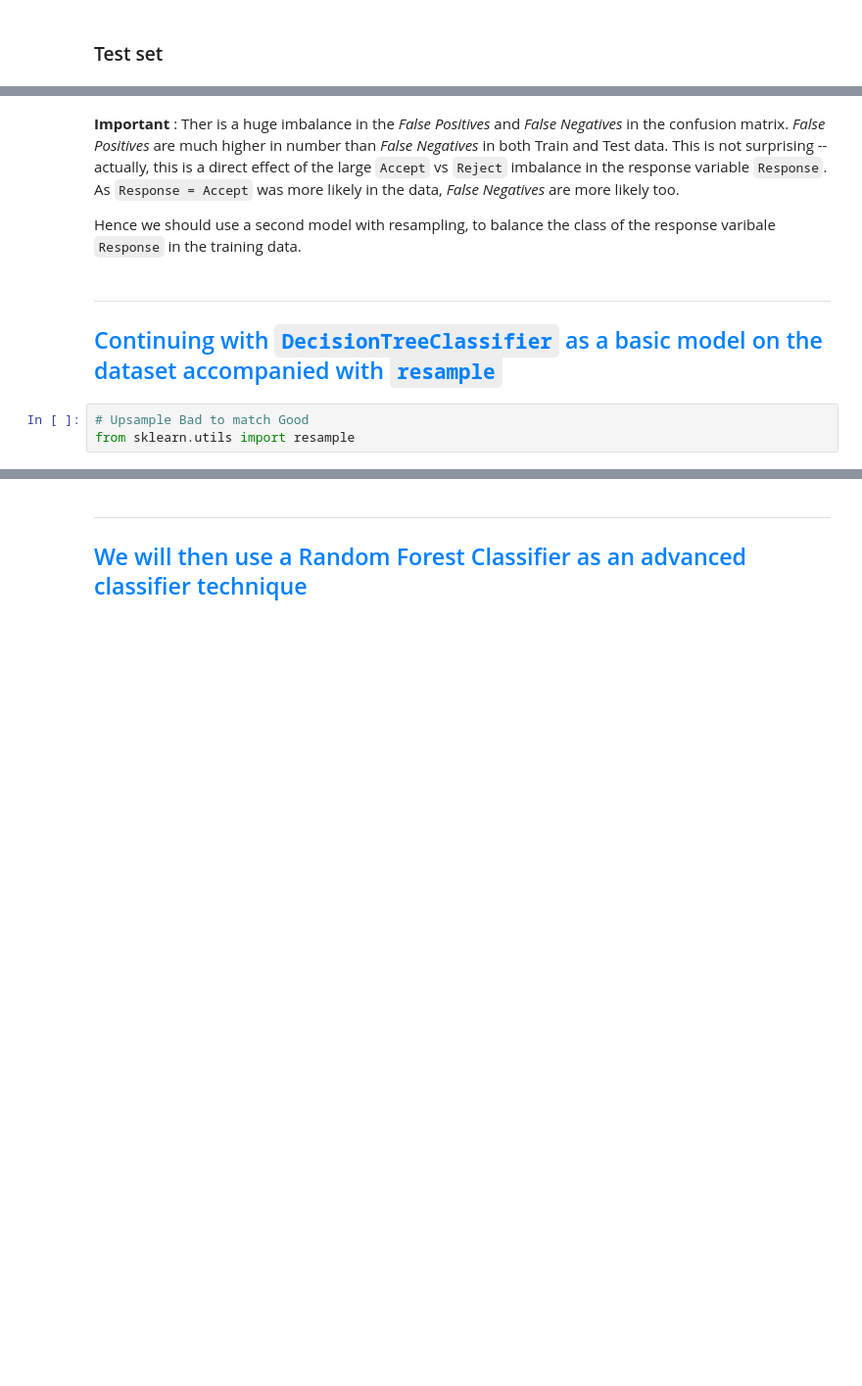
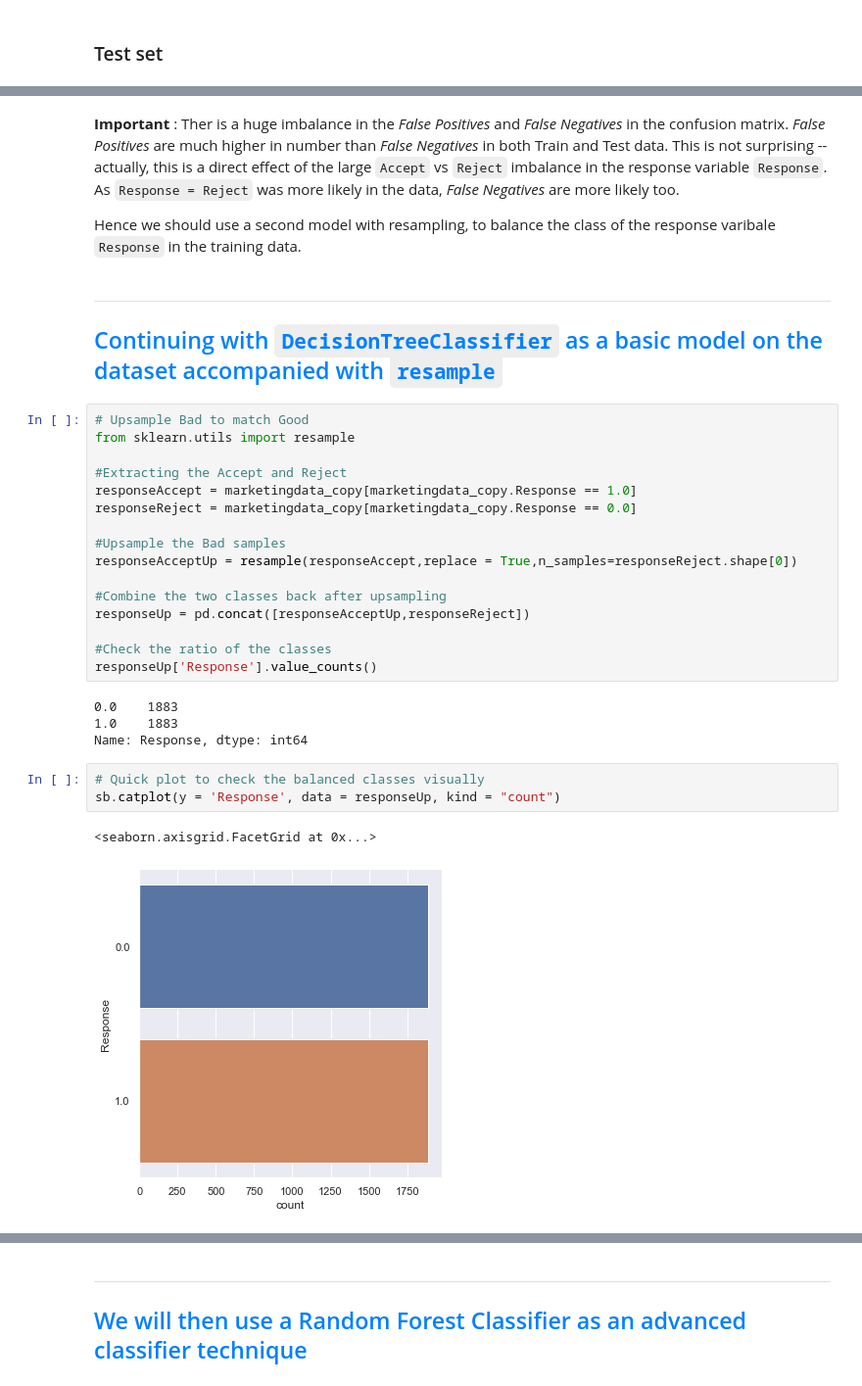
Before and after one commit to nur-hazim/Intro2AI, a Jupyter notebook: Assignment.ipynb, the cells around one changed output, grey strips where cells are left out. Shown at 98% size. Drawn from its saved outputs; the diff is of its cells as text; blank space fills up the shorter version.

```diff
--- a/Assignment.ipynb
+++ b/Assignment.ipynb
@@ -422,10 +423,33 @@ FNR Test :       0.6626506024096386
 # %% [markdown]
-**Important** : Ther is a huge imbalance in the *False Positives* and *False Negatives* in the confusion matrix. *False Positives* are much higher in number than *False Negatives* in both Train and Test data. This is not surprising -- actually, this is a direct effect of the large `Accept` vs `Reject` imbalance in the response variable `Response`. As `Response = Accept` was more likely in the data, *False Negatives* are more likely too.
+**Important** : Ther is a huge imbalance in the *False Positives* and *False Negatives* in the confusion matrix. *False Positives* are much higher in number than *False Negatives* in both Train and Test data. This is not surprising -- actually, this is a direct effect of the large `Accept` vs `Reject` imbalance in the response variable `Response`. As `Response = Reject` was more likely in the data, *False Negatives* are more likely too.
 
 Hence we should use a second model with resampling, to balance the class of the response varibale `Response` in the training data.
 # %% [markdown]
 ---
 ## <font color = #0080ff> Continuing with `DecisionTreeClassifier` as a basic model on the dataset accompanied with `resample` </font>
-# %%
-# Upsample Bad to match Good
-from sklearn.utils import resample
+# %%
+# Upsample Bad to match Good
+from sklearn.utils import resample
+
+#Extracting the Accept and Reject
+responseAccept = marketingdata_copy[marketingdata_copy.Response == 1.0]
+responseReject = marketingdata_copy[marketingdata_copy.Response == 0.0]
+
+#Upsample the Bad samples
+responseAcceptUp = resample(responseAccept,replace = True,n_samples=responseReject.shape[0])
+
+#Combine the two classes back after upsampling
+responseUp = pd.concat([responseAcceptUp,responseReject])
+
+#Check the ratio of the classes
+responseUp['Response'].value_counts()
+# %% [output]
+0.0    1883
+1.0    1883
+Name: Response, dtype: int64
+# %%
+# Quick plot to check the balanced classes visually
+sb.catplot(y = 'Response', data = responseUp, kind = "count")
+# %% [output]
+<seaborn.axisgrid.FacetGrid at 0x...>
+[figure, added]
```
Also changed, not shown: parts of 36 cells of this notebook.
